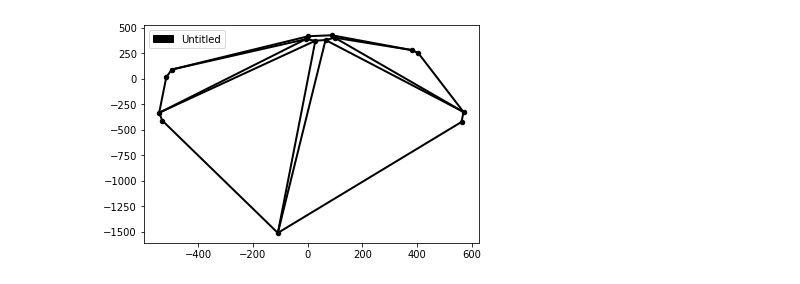
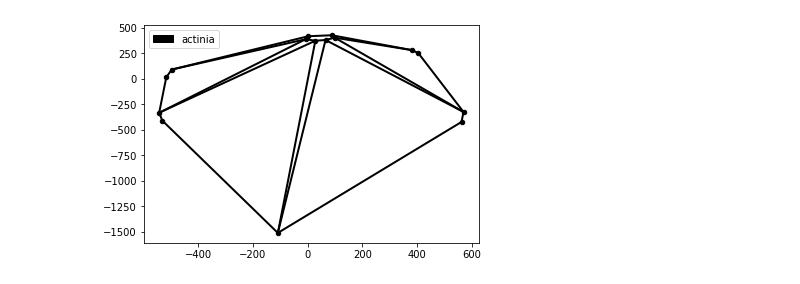
Before and after one commit to compgeomTU/will_rodman_thesis, a Jupyter notebook: leaf_data/maracuya.ipynb, the cells around one changed output. Drawn from its saved outputs; the diff is of its cells as text; code cells hidden in the pictures.

```diff
--- a/leaf_data/maracuya.ipynb
+++ b/leaf_data/maracuya.ipynb
@@ -61,7 +61,7 @@ species_classes = {'miniata':6,
     'kermesina':2}
 
 # replace species names with class in dataset
-df['species'] = df['species'].map(species_classes)
+df['species_classes'] = df['species'].map(species_classes)
 # %%
 df.head(10)
 # %% [output]
@@ -116,6 +116,7 @@ def observation_to_graph(row):
     x_row, y_row = row[x_headers], row[y_headers]
 
     graph = Graph()
+    graph.name = row['species']
 
     for i, (x_header, y_header) in enumerate(zip(x_headers, y_headers), 1):
         x, y = x_row[x_header], y_row[y_header]
@@ -127,8 +128,11 @@ def observation_to_graph(row):
     return graph
 # %%
 # First observation example.
-row1 = df.iloc[0]
-graph1 = observation_to_graph(row1)
-graph1.Plot2MatPlotLib()
+row_1 = df.iloc[0]
+row_9 = df.iloc[7]
+graph_1 = observation_to_graph(row_1)
+graph_2 = observation_to_graph(row_9)
+
+graph_1.Plot2MatPlotLib()
 # %% [output]
-[figure, old version]
+[figure, new version]
```
Also changed, not shown: parts of 16 cells of this notebook, 2 other files.
